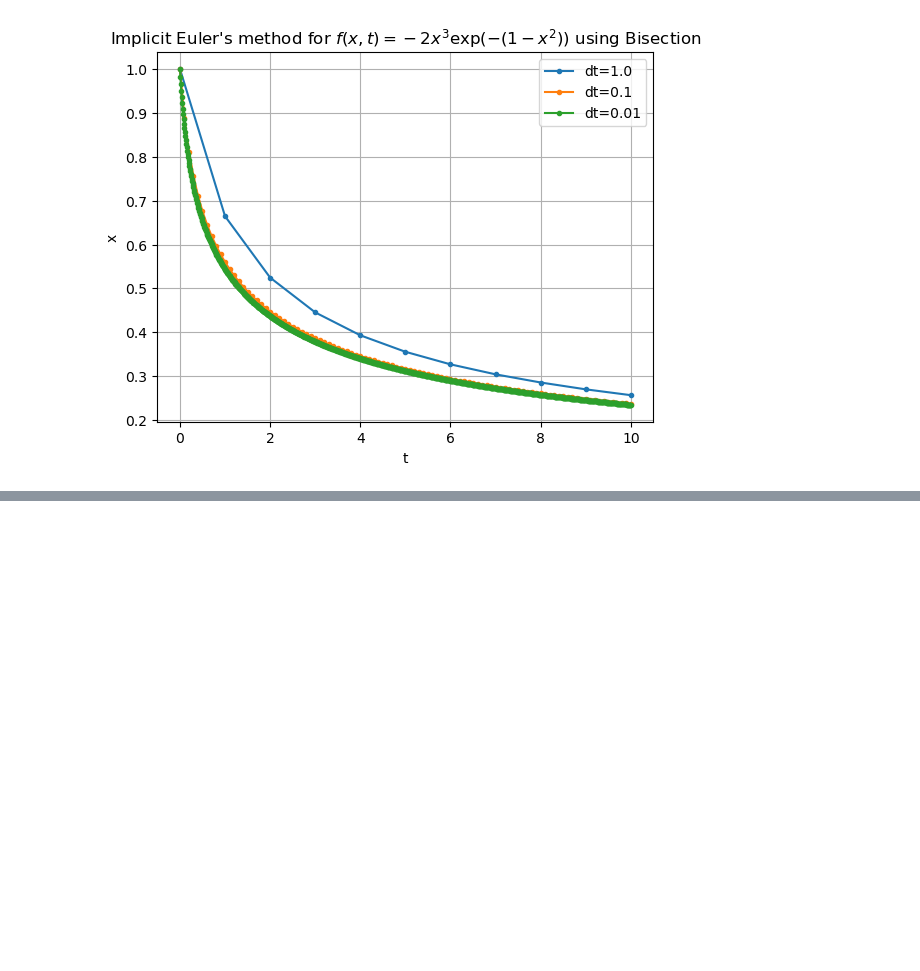
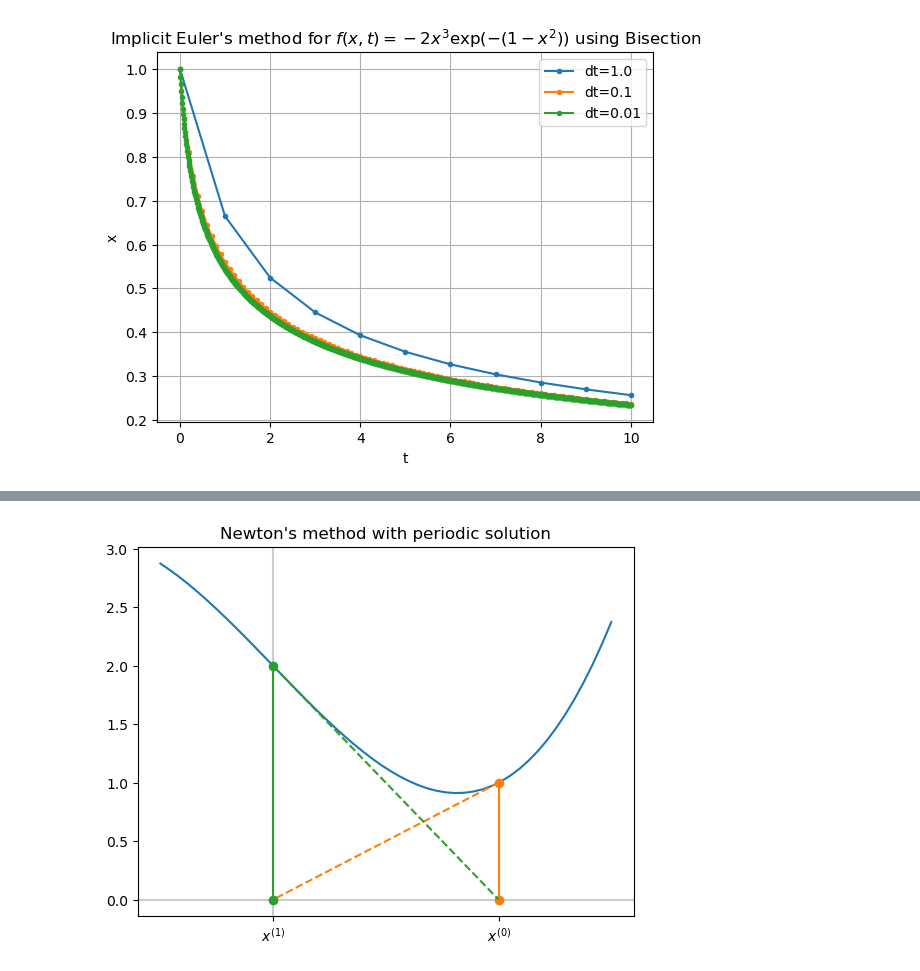
Before and after one commit to uol-soc-teachingrepos/COMP2421-Numerical-Computation, a Jupyter notebook: lec/lec15_.ipynb, the cells around one changed output, grey strips where cells are left out. Drawn from its saved outputs; the diff is of its cells as text; code cells hidden in the pictures; blank space fills up the shorter version.

```diff
--- a/lec/lec15_.ipynb
+++ b/lec/lec15_.ipynb
@@ -322,0 +653,8 @@ plt.grid()
+# %%
+def f(t):
+    return t ** 3 - 2 * t + 2
+
+def df(t):
+    return 3 * t ** 2 - 2
+
+newton(f, df, x0=1.0)
@@ -322,0 +680,27 @@ plt.grid()
+# %%
+plt.axhline(0,color='0.8') # x = 0
+plt.axvline(0,color='0.8') # y = 0
+
+x = np.linspace(-0.5, 1.5)
+y = f(x)
+
+plt.plot(x, y)
+
+x = 1.0
+ticks = []
+ticklabels = []
+
+for i in range(2):
+    p0 = plt.plot([x, x], [0, f(x)], "o-")
+    ticks.append(x)
+    ticklabels.append(r"$x^{(" + str(i) + ")}$")
+
+    x_new = x - f(x) / df(x)
+    plt.plot([x, x_new], [f(x), 0], '--', color=p0[0].get_color())
+    x = x_new
+
+plt.xticks(ticks, ticklabels)
+plt.title("Newton's method with periodic solution")
+plt.show()
+# %% [output]
+[figure, added]
```
Also changed, not shown: parts of 38 cells of this notebook, 1 other file.
